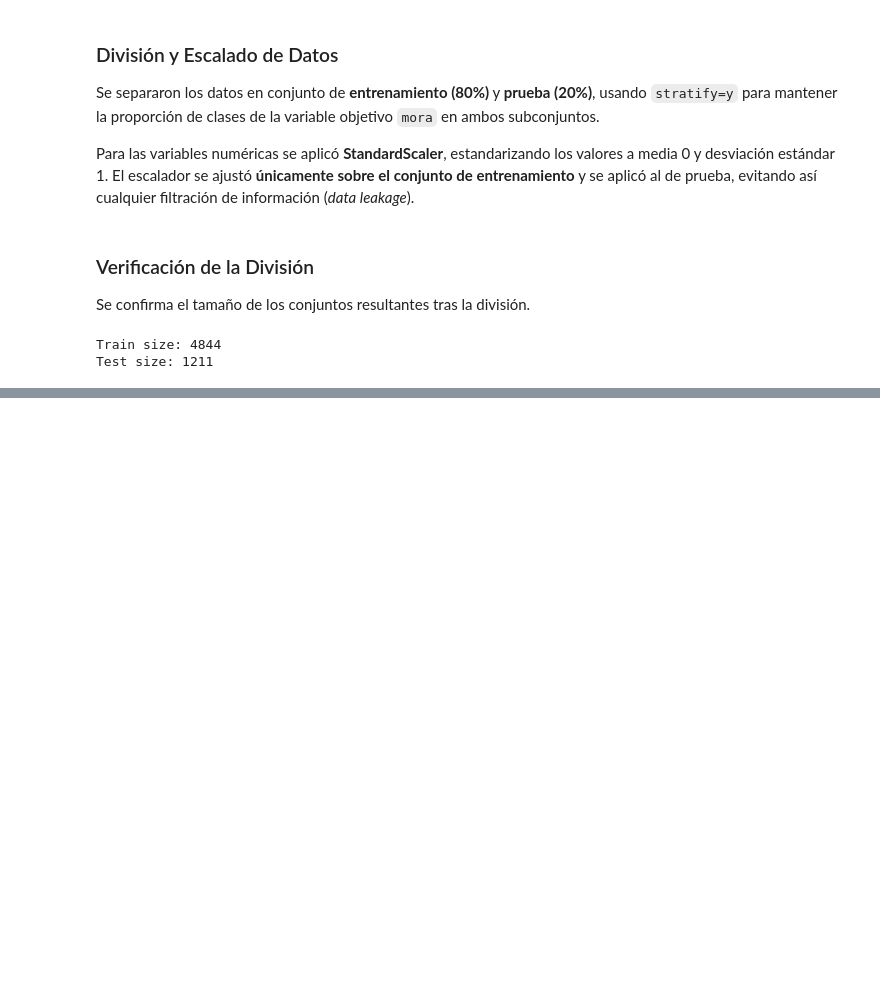
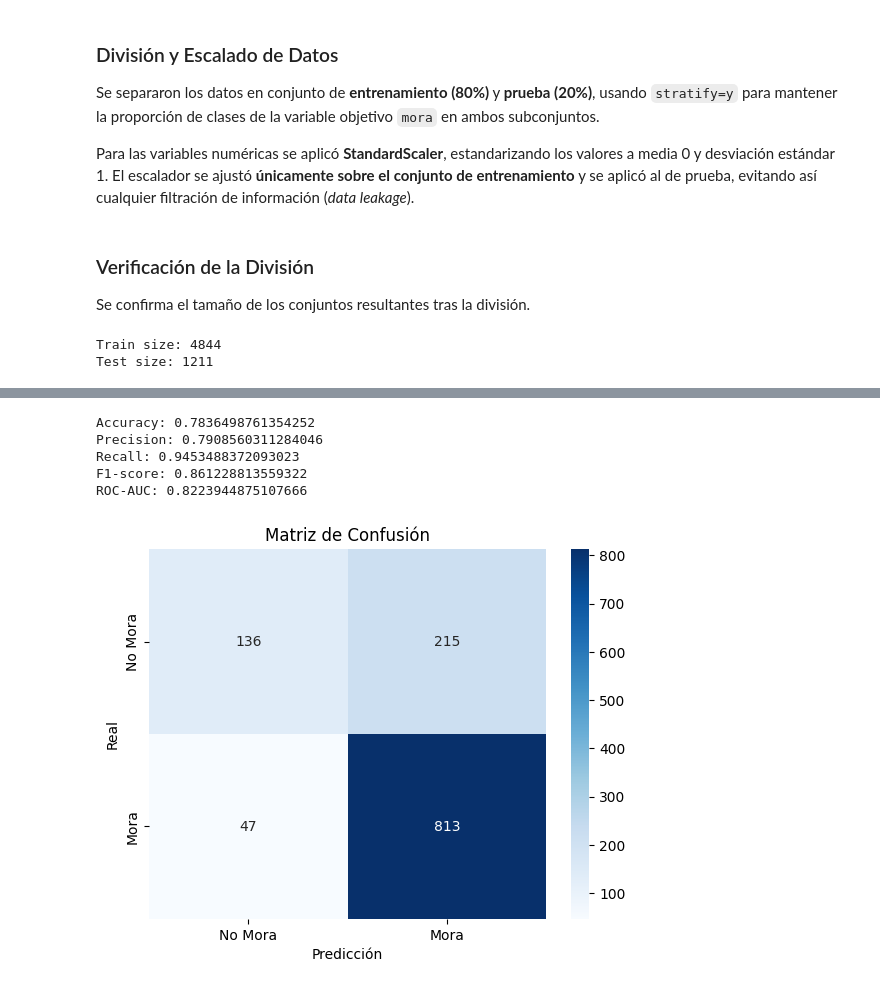
Before and after one commit to ceperezm/prediccion-morosidad-financiera-ml, a Jupyter notebook: morosidadnb.ipynb, the cells around one changed output, grey strips where cells are left out. Saved outputs shown, nothing was run; the diff lists cells and outputs as text; code cells hidden in the pictures; blank space fills up the shorter version.

Commit message:
add: modelo Random Forest y metricas de evaluación

```diff
--- a/morosidadnb.ipynb
+++ b/morosidadnb.ipynb
@@ -387,0 +396,9 @@ Test size: 1211
+# %%
+rf_model = RandomForestClassifier(
+    n_estimators=300,
+    max_depth=None,
+    random_state=42,
+    class_weight='balanced'
+)
+
+rf_model.fit(X_train, y_train)
@@ -387,0 +415,3 @@ Test size: 1211
+# %%
+y_pred = rf_model.predict(X_test)
+y_proba = rf_model.predict_proba(X_test)[:, 1]
@@ -387,0 +430,23 @@ Test size: 1211
+# %%
+print("Accuracy:", accuracy_score(y_test, y_pred))
+print("Precision:", precision_score(y_test, y_pred))
+print("Recall:", recall_score(y_test, y_pred))
+print("F1-score:", f1_score(y_test, y_pred))
+print("ROC-AUC:", roc_auc_score(y_test, y_proba))
+
+# Matriz de confusión
+cm = confusion_matrix(y_test, y_pred)
+sns.heatmap(cm, annot=True, fmt="d", cmap="Blues",
+            xticklabels=['No Mora', 'Mora'],
+            yticklabels=['No Mora', 'Mora'])
+plt.xlabel("Predicción")
+plt.ylabel("Real")
+plt.title("Matriz de Confusión")
+plt.show()
+# %% [output]
+Accuracy: 0.7836498761354252
+Precision: 0.7908560311284046
+Recall: 0.9453488372093023
+F1-score: 0.861228813559322
+ROC-AUC: 0.8223944875107666
+[figure, added]
```
Also changed, not shown: parts of 5 cells of this notebook.
